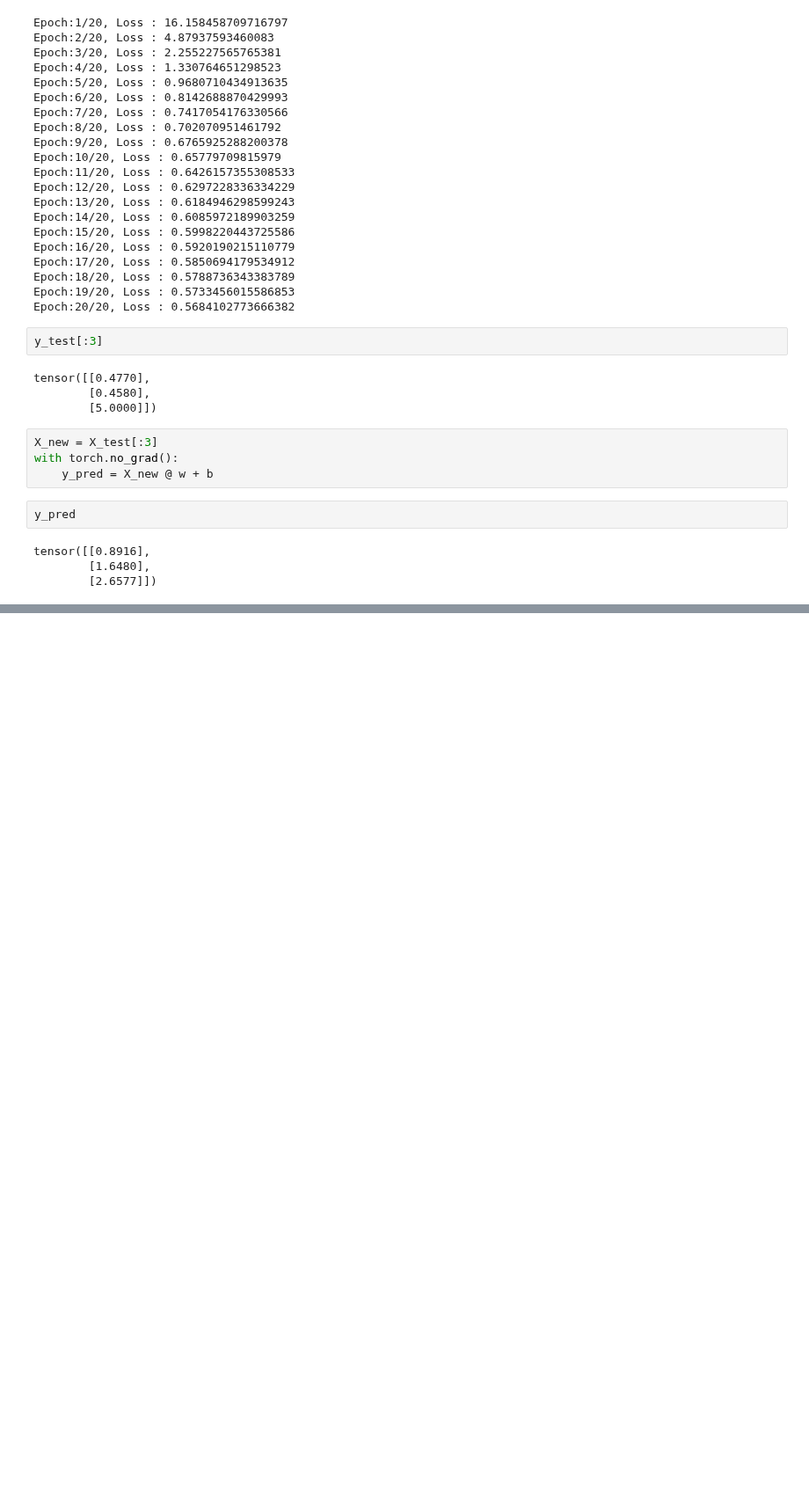
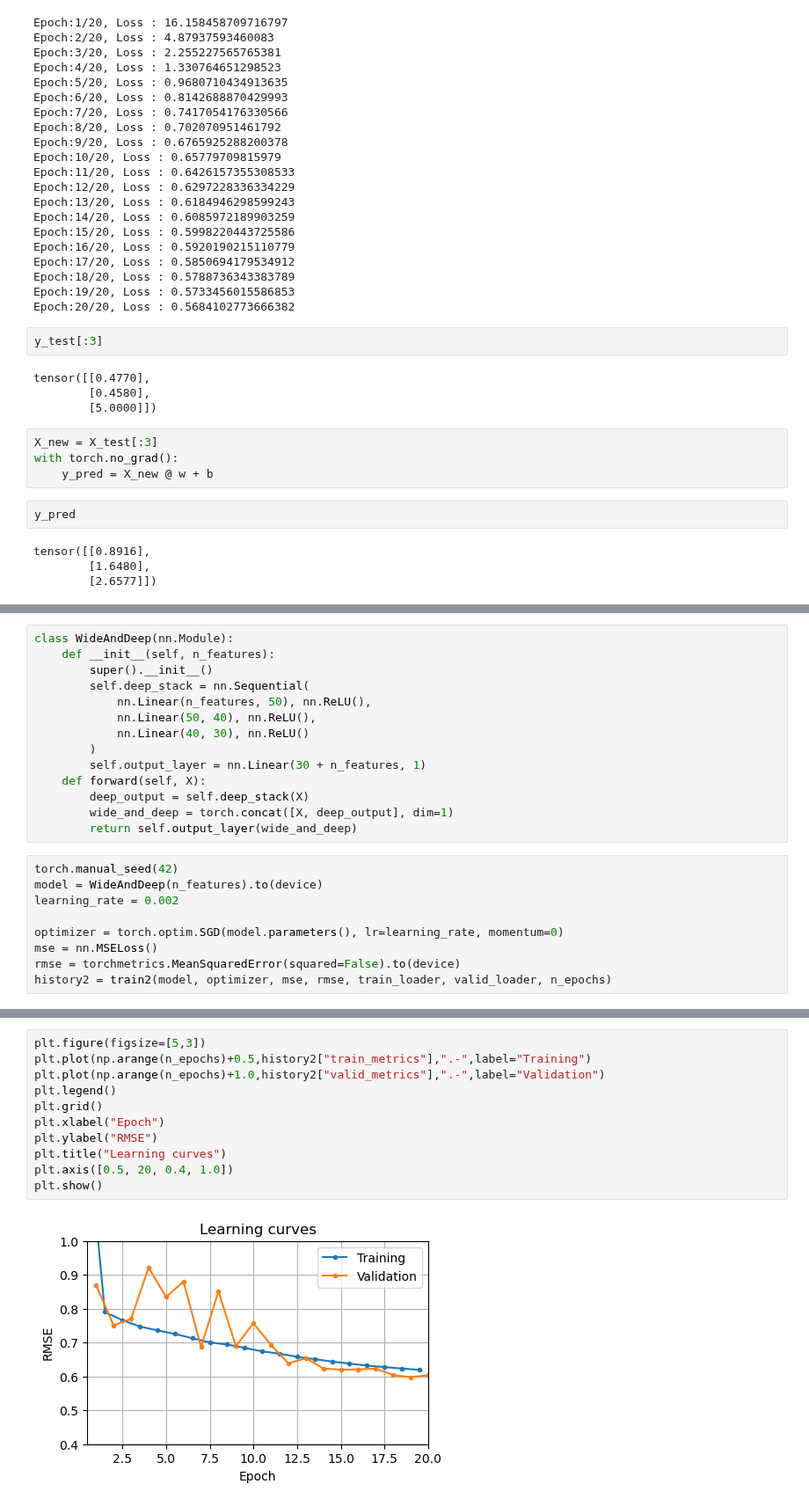
Before and after one commit to ShindeShivam/Machine-Learning, a Jupyter notebook: Deep-Learning-with-Pytorch/1.Neural-nets-with-Pytorch/neural_nets_with_pytorch.ipynb, the cells around one changed output, grey strips where cells are left out. Shown at 88% size. Saved outputs shown, nothing was run; the diff lists cells and outputs as text; blank space fills up the shorter version.

Commit message:
nn.Module

```diff
--- a/Deep-Learning-with-Pytorch/1.Neural-nets-with-Pytorch/neural_nets_with_pytorch.ipynb
+++ b/Deep-Learning-with-Pytorch/1.Neural-nets-with-Pytorch/neural_nets_with_pytorch.ipynb
@@ -361,0 +732,23 @@ tensor([[0.8916],
+# %%
+class WideAndDeep(nn.Module):
+    def __init__(self, n_features):
+        super().__init__()
+        self.deep_stack = nn.Sequential(
+            nn.Linear(n_features, 50), nn.ReLU(),
+            nn.Linear(50, 40), nn.ReLU(),
+            nn.Linear(40, 30), nn.ReLU()
+        )
+        self.output_layer = nn.Linear(30 + n_features, 1)
+    def forward(self, X):
+        deep_output = self.deep_stack(X)
+        wide_and_deep = torch.concat([X, deep_output], dim=1)
+        return self.output_layer(wide_and_deep)
+# %%
+torch.manual_seed(42)
+model = WideAndDeep(n_features).to(device)
+learning_rate = 0.002
+
+optimizer = torch.optim.SGD(model.parameters(), lr=learning_rate, momentum=0)
+mse = nn.MSELoss()
+rmse = torchmetrics.MeanSquaredError(squared=False).to(device)
+history2 = train2(model, optimizer, mse, rmse, train_loader, valid_loader, n_epochs)
@@ -361,0 +776,13 @@ tensor([[0.8916],
+# %%
+plt.figure(figsize=[5,3])
+plt.plot(np.arange(n_epochs)+0.5,history2["train_metrics"],".-",label="Training")
+plt.plot(np.arange(n_epochs)+1.0,history2["valid_metrics"],".-",label="Validation")
+plt.legend()
+plt.grid()
+plt.xlabel("Epoch")
+plt.ylabel("RMSE")
+plt.title("Learning curves")
+plt.axis([0.5, 20, 0.4, 1.0])
+plt.show()
+# %% [output]
+[figure, added]
```
Also changed, not shown: parts of 76 cells of this notebook.
